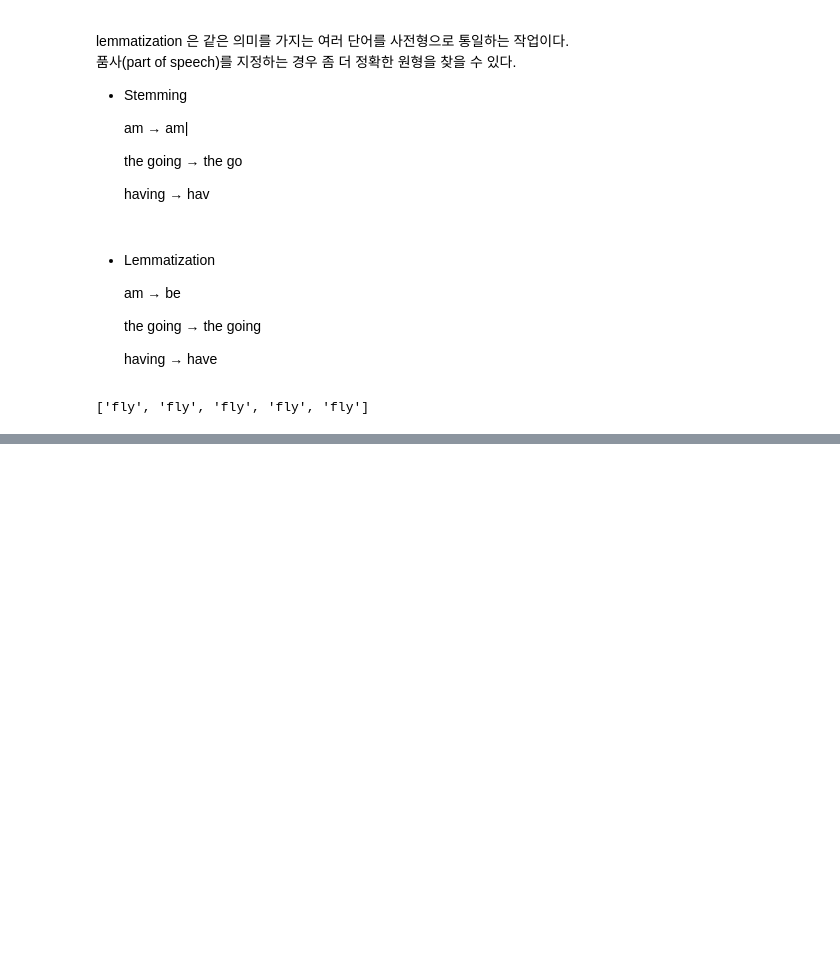
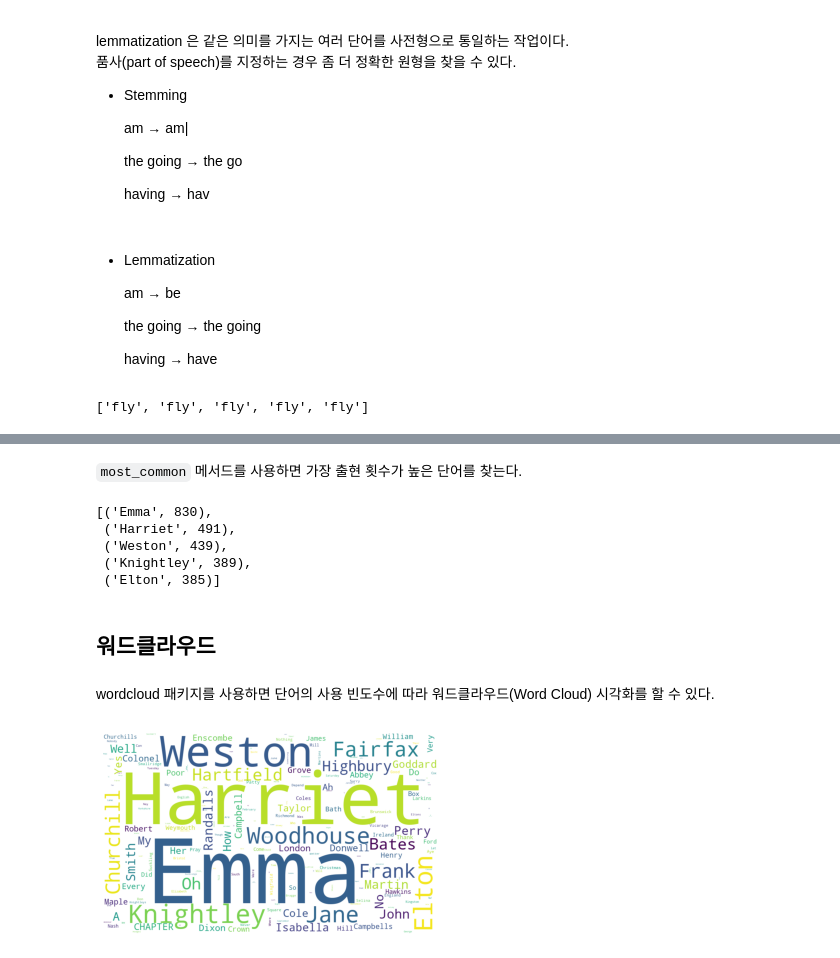
Before and after one commit to peterdesk/nlp1310, a Jupyter notebook: 07_자연어처리활용/01_NLTK_자연어처리패키지.ipynb, the cells around one changed output, grey strips where cells are left out. Cells and saved outputs as stored; diff of their text form; code cells hidden in the pictures; blank space fills up the shorter version.

```diff
--- a/07_자연어처리활용/01_NLTK_자연어처리패키지.ipynb
+++ b/07_자연어처리활용/01_NLTK_자연어처리패키지.ipynb
@@ -197,0 +354,7 @@ lm = WordNetLemmatizer()
+# %%
+from nltk import FreqDist
+
+stopwords = ["Mr.", "Mrs.", "Miss", "Mr", "Mrs", "Dear"]  # 불용어
+emma_tokens = pos_tag(retokenize.tokenize(emma_raw))
+names_list = [t[0] for t in emma_tokens if t[1] == 'NNP' and t[0] not in stopwords]
+print(names_list[:10])
@@ -197,0 +363,2 @@ lm = WordNetLemmatizer()
+# %%
+fd_names = FreqDist(names_list)
@@ -197,0 +371,12 @@ lm = WordNetLemmatizer()
+# %% [markdown]
+`most_common` 메서드를 사용하면 가장 출현 횟수가 높은 단어를 찾는다.
+# %%
+fd_names.most_common(5)
+# %% [output]
+[('Emma', 830),
+ ('Harriet', 491),
+ ('Weston', 439),
+ ('Knightley', 389),
+ ('Elton', 385)]
+# %% [markdown]
+## 워드클라우드
@@ -197,0 +385,10 @@ lm = WordNetLemmatizer()
+# %% [markdown]
+wordcloud 패키지를 사용하면 단어의 사용 빈도수에 따라 워드클라우드(Word Cloud) 시각화를 할 수 있다.
+# %%
+from wordcloud import WordCloud
+wc = WordCloud(width=1000, height=600, background_color="white", random_state=0)
+plt.imshow(wc.generate_from_frequencies(fd_names))
+plt.axis('off')
+plt.show()
+# %% [output]
+[figure, added]
```
Also changed, not shown: parts of 30 cells of this notebook.
